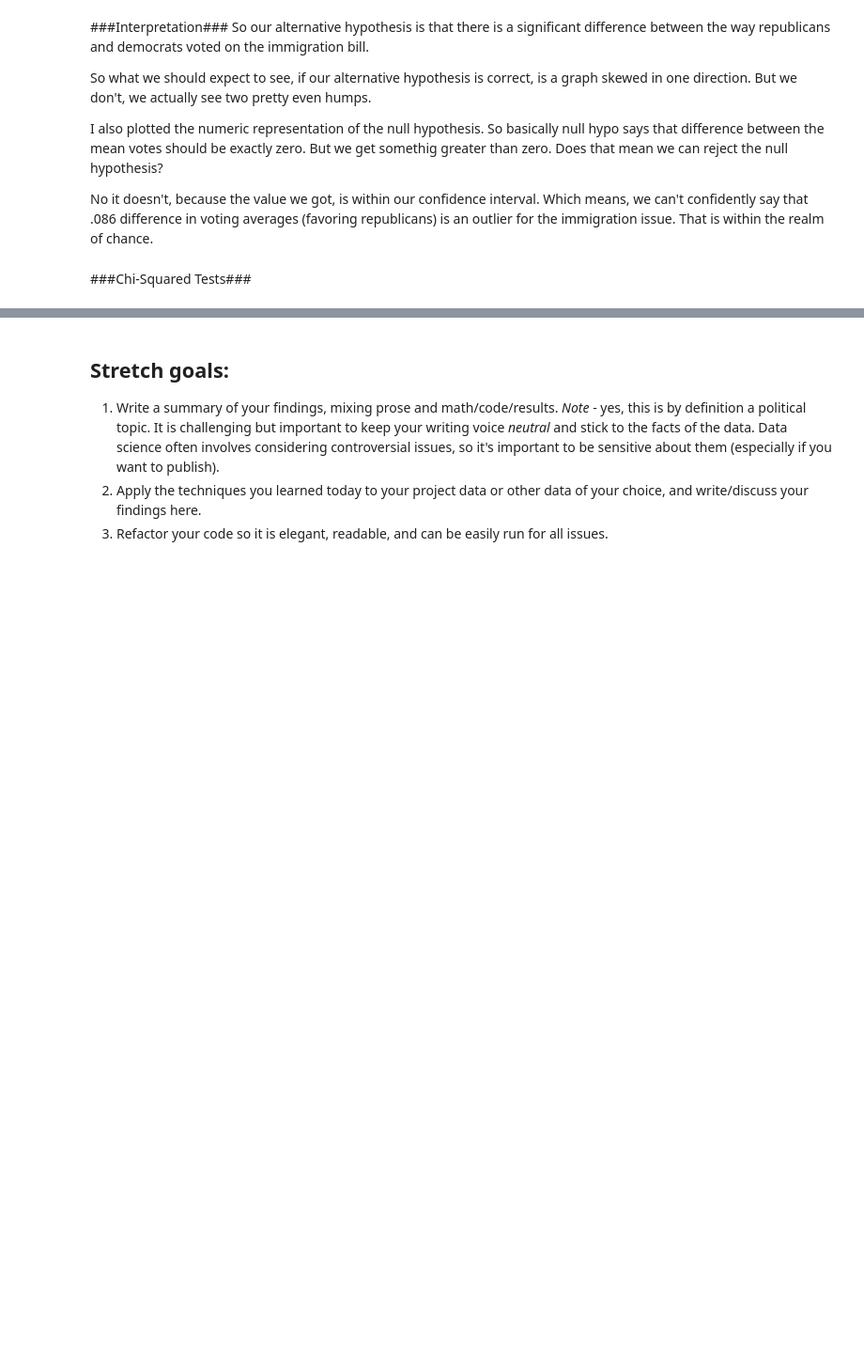
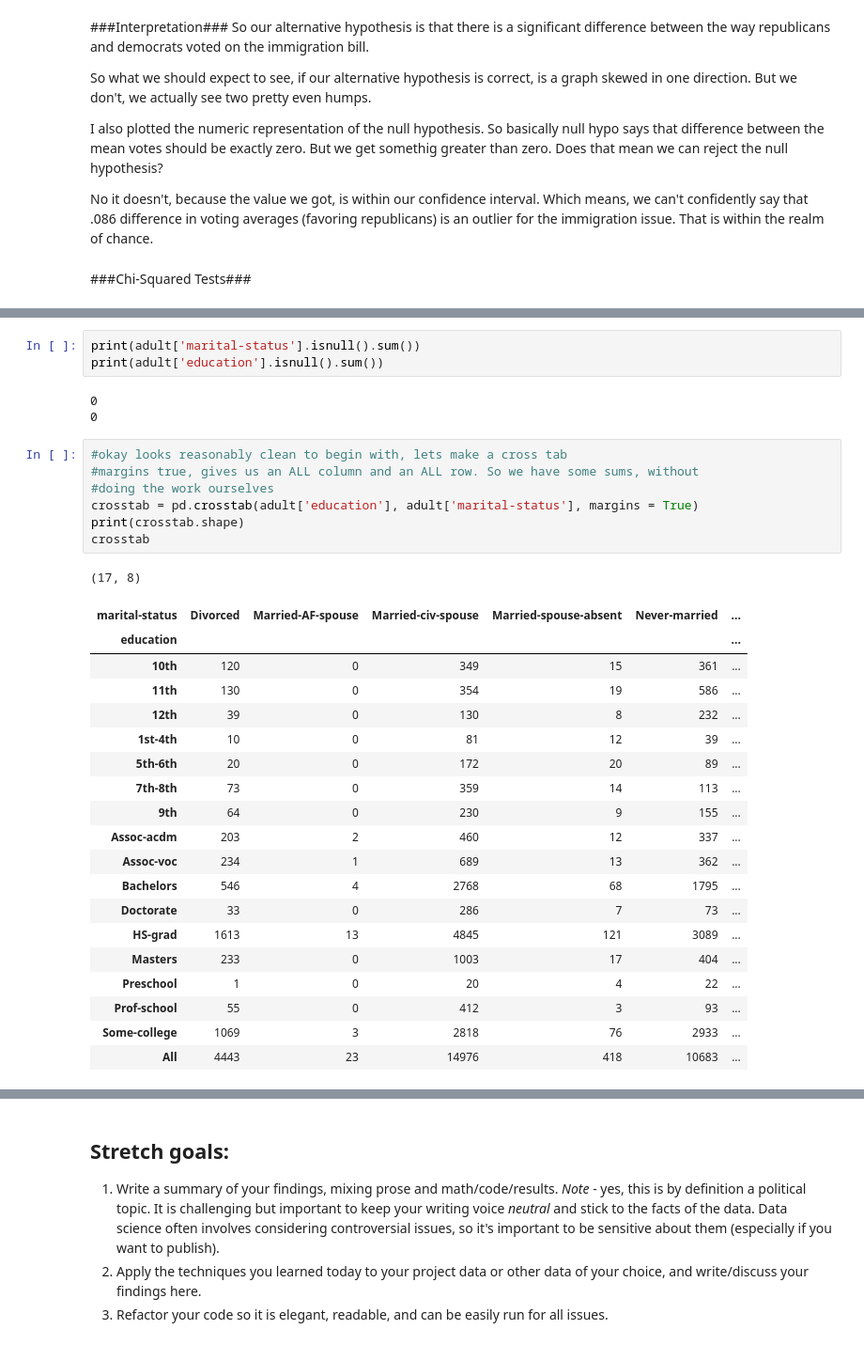
Before and after one commit to bloominstituteoftechnology/DS-Unit-1-Sprint-2-Statistics, a Jupyter notebook: module2/LS_DS_122_Sampling_Confidence_Intervals_and_Hypothesis_Testing_Assignment.ipynb, the cells around one changed output, grey strips where cells are left out. Shown: that part at 94% size. Saved outputs shown, nothing was run; the diff lists cells and outputs as text; blank space fills up the shorter version.

```diff
--- a/module2/LS_DS_122_Sampling_Confidence_Intervals_and_Hypothesis_Testing_Assignment.ipynb
+++ b/module2/LS_DS_122_Sampling_Confidence_Intervals_and_Hypothesis_Testing_Assignment.ipynb
@@ -169,0 +179,34 @@ adult = pd.read_csv('https://raw.githubusercontent.com/ryanleeallred/datasets/ma
+# %%
+print(adult['marital-status'].isnull().sum())
+print(adult['education'].isnull().sum())
+# %% [output]
+0
+0
+# %%
+#okay looks reasonably clean to begin with, lets make a cross tab
+#margins true, gives us an ALL column and an ALL row. So we have some sums, without
+#doing the work ourselves
+crosstab = pd.crosstab(adult['education'], adult['marital-status'], margins = True)
+print(crosstab.shape)
+crosstab
+# %% [output]
+(17, 8)
+| marital-status | Divorced | Married-AF-spouse | Married-civ-spouse | Married-spouse-absent | Never-married | ... |
+| education |  |  |  |  |  | ... |
+| 10th | 120 | 0 | 349 | 15 | 361 | ... |
+| 11th | 130 | 0 | 354 | 19 | 586 | ... |
+| 12th | 39 | 0 | 130 | 8 | 232 | ... |
+| 1st-4th | 10 | 0 | 81 | 12 | 39 | ... |
+| 5th-6th | 20 | 0 | 172 | 20 | 89 | ... |
+| 7th-8th | 73 | 0 | 359 | 14 | 113 | ... |
+| 9th | 64 | 0 | 230 | 9 | 155 | ... |
+| Assoc-acdm | 203 | 2 | 460 | 12 | 337 | ... |
+| Assoc-voc | 234 | 1 | 689 | 13 | 362 | ... |
+| Bachelors | 546 | 4 | 2768 | 68 | 1795 | ... |
+| Doctorate | 33 | 0 | 286 | 7 | 73 | ... |
+| HS-grad | 1613 | 13 | 4845 | 121 | 3089 | ... |
+| Masters | 233 | 0 | 1003 | 17 | 404 | ... |
+| Preschool | 1 | 0 | 20 | 4 | 22 | ... |
+| Prof-school | 55 | 0 | 412 | 3 | 93 | ... |
+| Some-college | 1069 | 3 | 2818 | 76 | 2933 | ... |
+| All | 4443 | 23 | 14976 | 418 | 10683 | ... |
```
Also changed, not shown: parts of 7 cells of this notebook.
